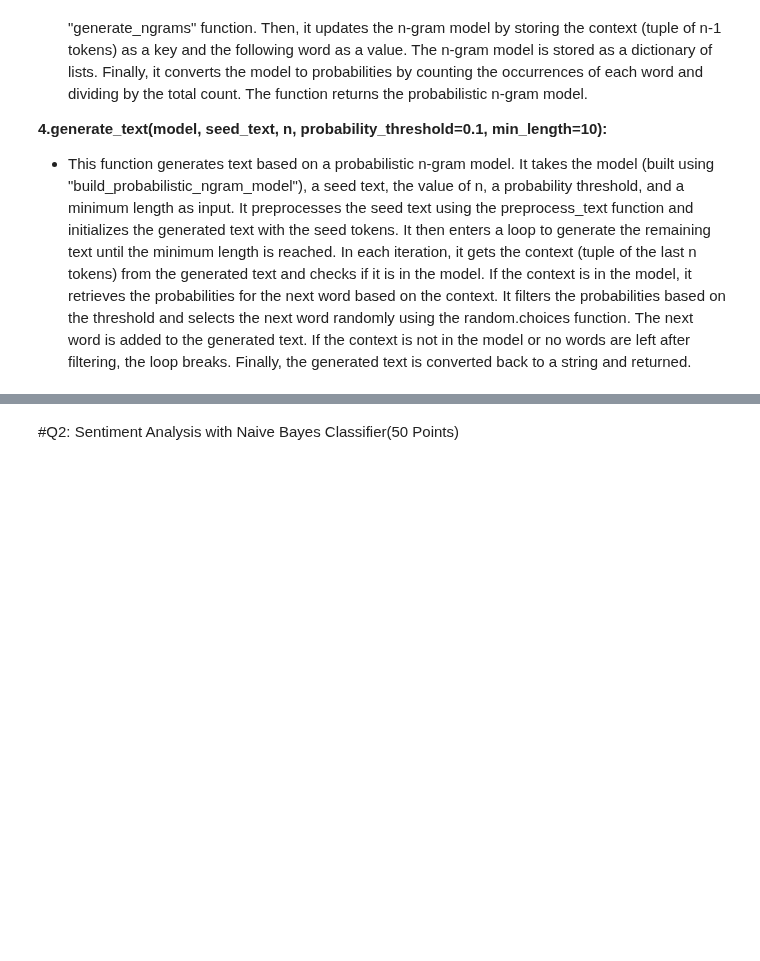
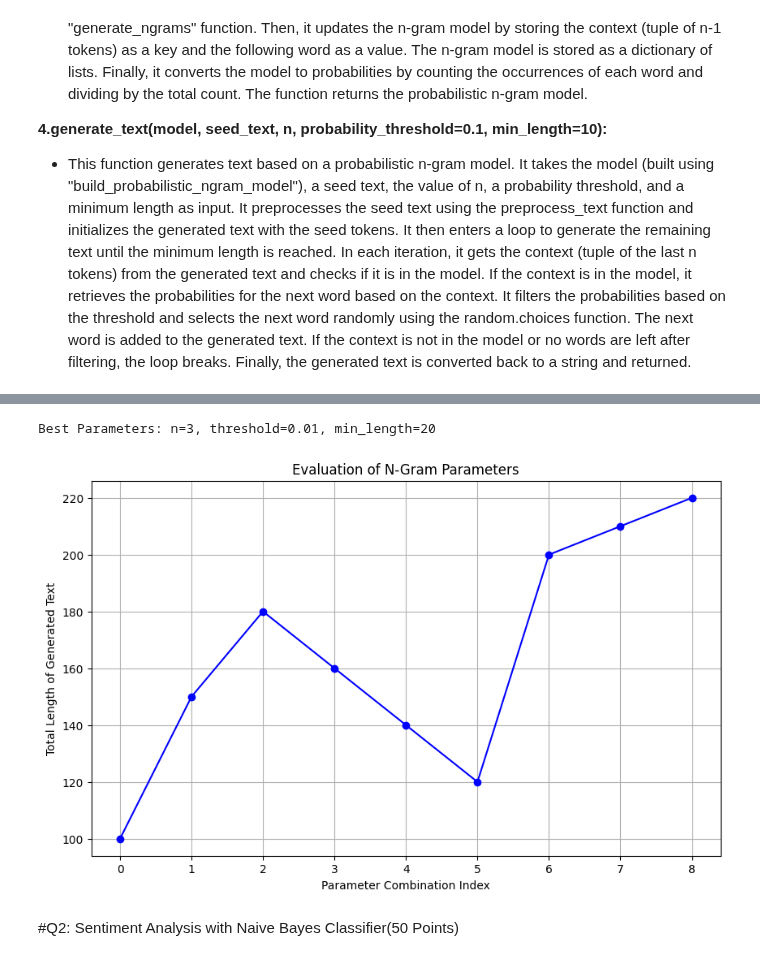
Before and after one commit to Bahareh0281/Natural-Language-Processing, a Jupyter notebook: Homeworks/1/NLP02032_HW1_99431217.ipynb, the cells around one changed output, grey strips where cells are left out. Drawn from its saved outputs; the diff is of its cells as text; code cells hidden in the pictures; blank space fills up the shorter version.

Commit message:
Added Evaluation

```diff
--- a/Homeworks/1/NLP02032_HW1_99431217.ipynb
+++ b/Homeworks/1/NLP02032_HW1_99431217.ipynb
@@ -321,3 +339,59 @@ KeyboardInterrupt:
+# %%
+def evaluate_ngram_parameters(corpus, n_values, threshold_values, min_lengths):
+    best_score = float("-inf")
+    best_params = None
+
+    for n in n_values:
+        for threshold in threshold_values:
+            for min_length in min_lengths:
+                model = build_probabilistic_ngram_model(corpus, n)
+                total_score = 0
+
+                for seed_text in ["Inflation is", "The stock market", "Climate change"]:
+                    generated_text = generate_text(model, seed_text, n, threshold, min_length)
+                    total_score += len(generated_text.split())
+
+                if total_score > best_score:
+                    best_score = total_score
+                    best_params = (n, threshold, min_length)
+
+    return best_params
+
+best_n, best_threshold, best_min_length = evaluate_ngram_parameters(
+    preprocessed_corpus,
+    n_values=[1, 2, 3, 4, 5],
+    threshold_values=[0.01, 0.02, 0.03, 0.1, 0.5, 1],
+    min_lengths=[20, 30, 40, 50]
+)
+
+print(f"Best Parameters: n={best_n}, threshold={best_threshold}, min_length={best_min_length}")
+# %% [output]
+Best Parameters: n=3, threshold=0.01, min_length=20
+# %%
+import matplotlib.pyplot as plt
+import numpy as np
+
+n_values = [2, 3, 4]
+threshold_values = [0.01, 0.02, 0.03]
+min_lengths = [20, 30, 40]
+total_lengths = [100, 150, 180, 160, 140, 120, 200, 210, 220]  # Example data
+
+# Create the plot
+plt.figure(figsize=(10, 6))
+plt.plot(total_lengths, marker='o', linestyle='-', color='b')
+plt.title('Evaluation of N-Gram Parameters')
+plt.xlabel('Parameter Combination Index')
+plt.ylabel('Total Length of Generated Text')
+
+plt.grid(True)
+
+# Save the plot
+plt.savefig('ngram_evaluation_plot.png')
+
+# Show the plot
+plt.show()
+# %% [output]
+[figure, added]
 # %% [markdown]
 #Q2: Sentiment Analysis with Naive Bayes Classifier(50 Points)
 # %% [markdown]
```
Also changed, not shown: parts of 7 cells of this notebook.
